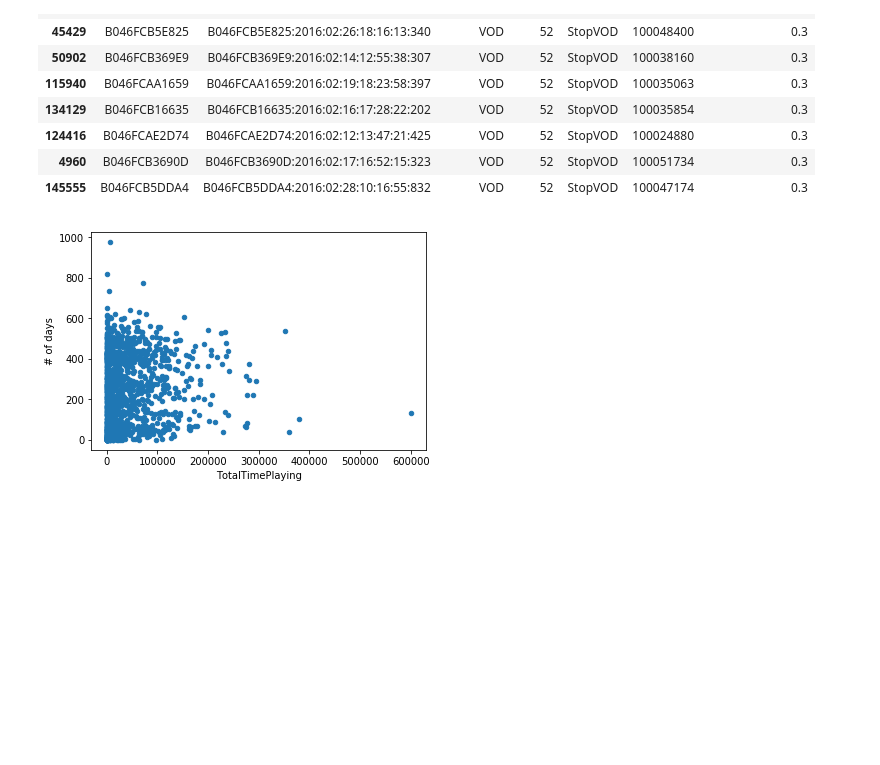
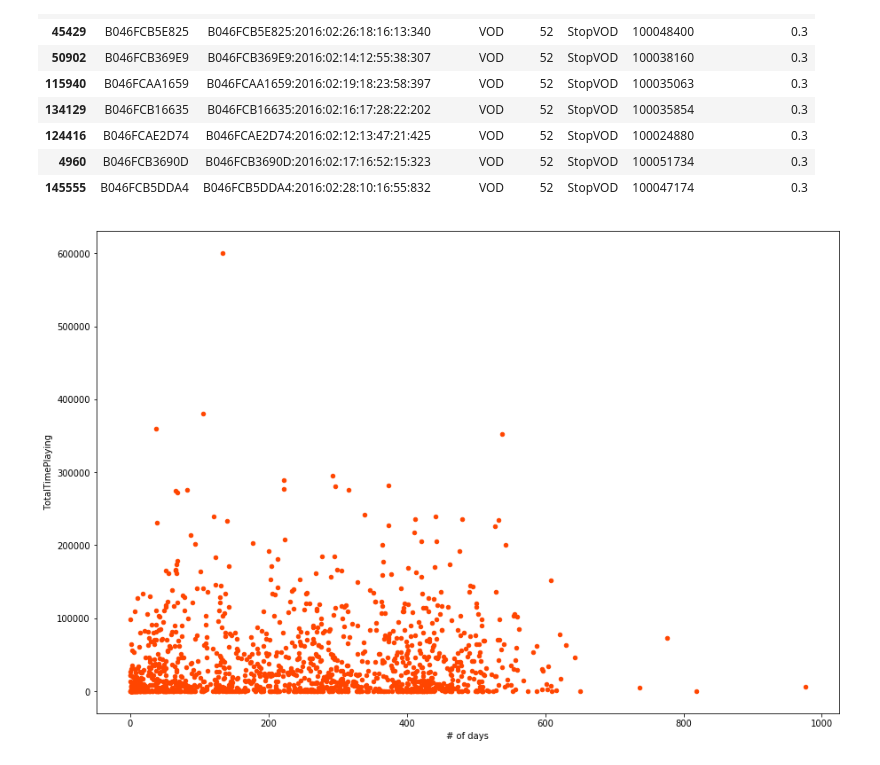
Before and after one commit to nguyenlanh/dstesting, a Jupyter notebook: main.ipynb, the cells around one changed output. Cells and saved outputs as stored; diff of their text form; code cells hidden in the pictures; blank space fills up the shorter version.

```diff
--- a/main.ipynb
+++ b/main.ipynb
@@ -281,6 +275,6 @@ vodTotalTimedf = vodTotalTimedf.rename(columns = {'RealTimePlaying':'TotalTimePl
 dvoddf = pd.merge(vodTotalTimedf, uidf, on='MAC')
 dvoddf.to_csv('diptv.csv')
 # %%
-dvoddf.plot.scatter(x='TotalTimePlaying', y='# of days');
+dvoddf.plot.scatter(x='# of days', y='TotalTimePlaying', figsize=(15, 10), legend=True, color='orangered');
 # %% [output]
-[figure, old version]
+[figure, new version]
```
Also changed, not shown: parts of 10 cells of this notebook, 8 other files.
